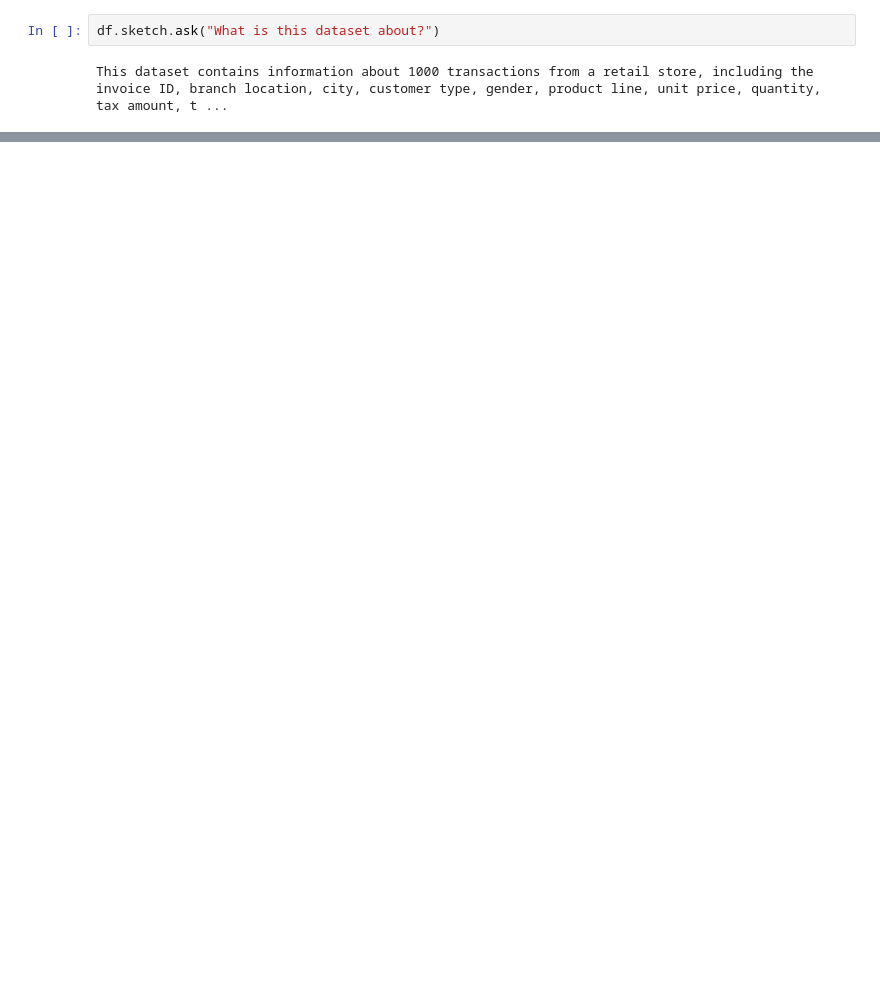
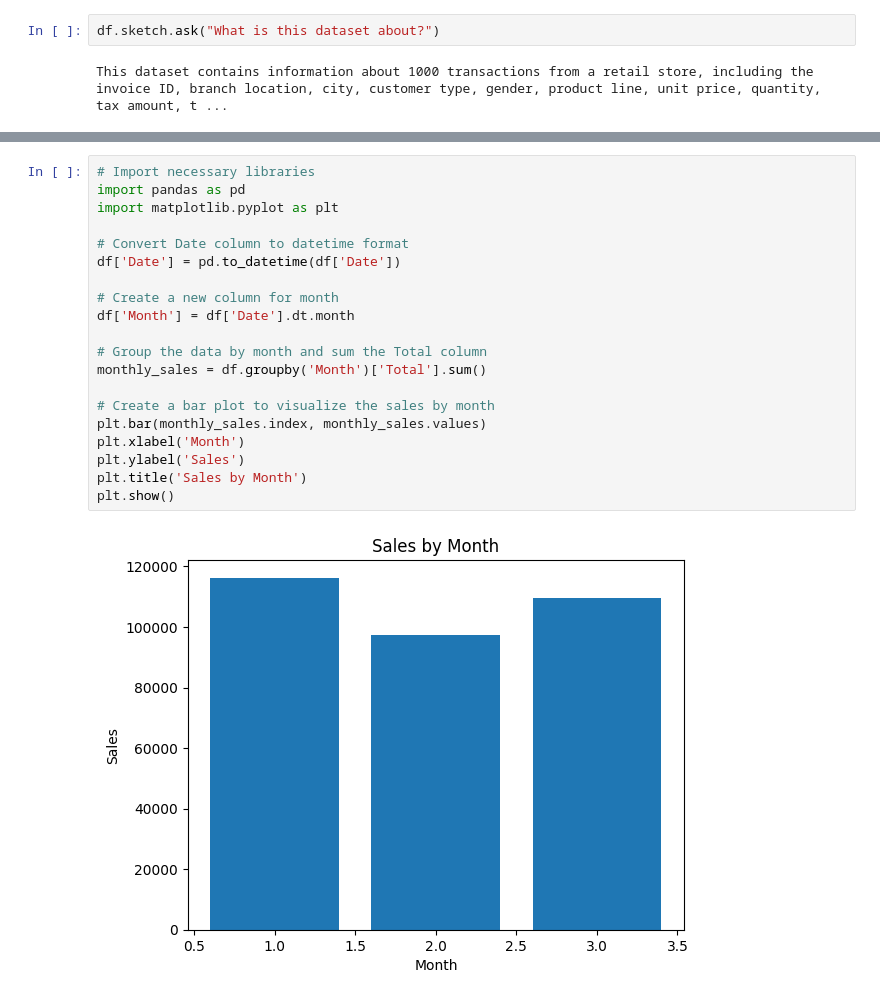
Before and after one commit to gilgamesh7/sketch_pandas_intro, a Jupyter notebook: app.ipynb, the cells around one changed output, grey strips where cells are left out. Cells and saved outputs as stored; diff of their text form; blank space fills up the shorter version.

```diff
--- a/app.ipynb
+++ b/app.ipynb
@@ -32,0 +170,22 @@ This dataset contains information about 1000 transactions from a retail store, i
+# %%
+# Import necessary libraries
+import pandas as pd
+import matplotlib.pyplot as plt
+
+# Convert Date column to datetime format
+df['Date'] = pd.to_datetime(df['Date'])
+
+# Create a new column for month
+df['Month'] = df['Date'].dt.month
+
+# Group the data by month and sum the Total column
+monthly_sales = df.groupby('Month')['Total'].sum()
+
+# Create a bar plot to visualize the sales by month
+plt.bar(monthly_sales.index, monthly_sales.values)
+plt.xlabel('Month')
+plt.ylabel('Sales')
+plt.title('Sales by Month')
+plt.show()
+# %% [output]
+[figure, added]
```
Also changed, not shown: parts of 14 cells of this notebook, 1 other file.
